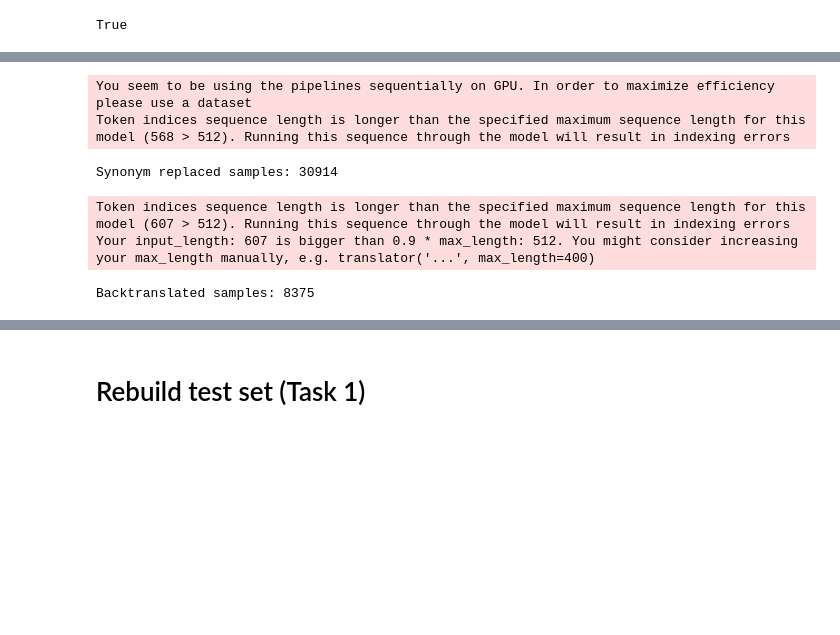
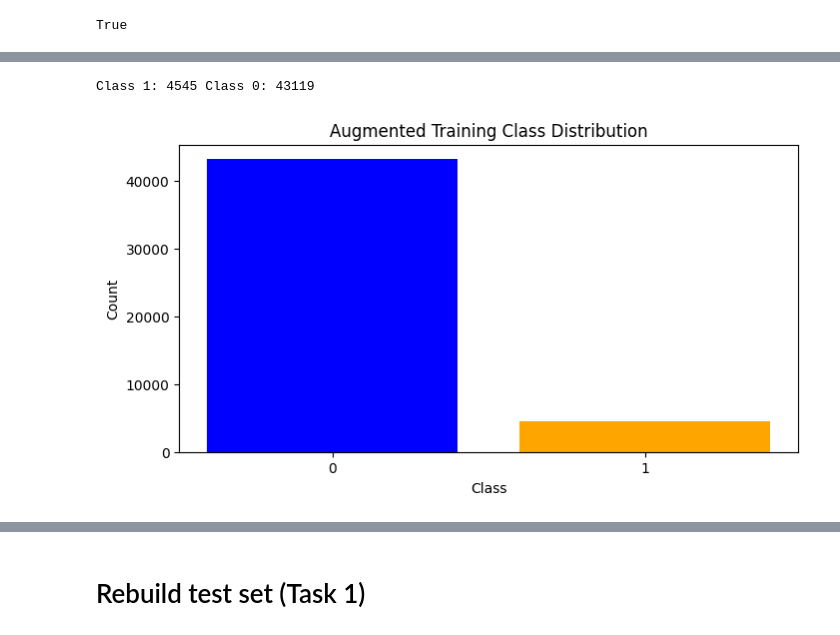
Before and after one commit to BrettConway2/NLP_coursework, a Jupyter notebook: Modified_RoBERTa_baseline.ipynb, the cells around one changed output, grey strips where cells are left out. Drawn from its saved outputs; the diff is of its cells as text; code cells hidden in the pictures; blank space fills up the shorter version.

```diff
--- a/Modified_RoBERTa_baseline.ipynb
+++ b/Modified_RoBERTa_baseline.ipynb
@@ -279,7 +324,7 @@ curr_par_id = int(trdf1['par_id'].iloc[-1]) + 1
 # For each paragraph in the training data
 for _, row in trdf1.iterrows():
     # Generate 5 augmented (synonym replaced) new paragraphs
-    augmented_texts = synonym_replacement(row["text"])
+    augmented_texts = synonym_replacement(row["text"], 5)
 
     #
     for aug_text in augmented_texts:
@@ -292,34 +337,16 @@ for _, row in trdf1.iterrows():
 print("Synonym replaced samples:", len(augmented_data))
 # Convert to DataFrame
 augmented_trdf1 = pd.DataFrame(augmented_data)
+trdf1 = pd.concat([trdf1, augmented_trdf1]).drop_duplicates().reset_index(drop=True)
+print("After oversampling - New class distribution:", trdf1['label'].value_counts().to_dict())
 
-# Create augmented examples via backtranslation.
-augmented_data_bt = []
-curr_par_id = int(trdf1['par_id'].iloc[-1]) + 1
-for idx, row in trdf1.iterrows():
-    bt_text = backtranslate(row["text"])
-    augmented_data_bt.append({
-        "par_id": str(curr_par_id),
-        "community": row["community"],
-        "text": bt_text,
-        "label": row["label"]
-    })
-    curr_par_id += 1
-
-augmented_trdf1_bt = pd.DataFrame(augmented_data_bt)
-print("Backtranslated samples:", len(augmented_trdf1_bt))
-
-# Combine original and augmented datasets
-trdf1 = pd.concat([trdf1, augmented_trdf1, augmented_trdf1_bt]).drop_duplicates().reset_index(drop=True)
-
-# Save augmented dataset
-trdf1.to_csv("augmented_pcl_dataset.csv", index=False)
+# Plot the training class distribution after oversampling
+plt.figure(figsize=(8, 4))
+train_counts_after = trdf1['label'].value_counts().sort_index()
+plt.bar(train_counts_after.index.astype(str), train_counts_after.values, color=['blue', 'orange'])
+plt.title("Training Class Distribution (After Oversampling)")
+plt.xlabel("Class")
+plt.ylabel("Count")
+plt.show()
-# %% [output]
-You seem to be using the pipelines sequentially on GPU. In order to maximize efficiency please use a dataset
-Token indices sequence length is longer than the specified maximum sequence length for this model (568 > 512). Running this sequence through the model will result in indexing errors
-Synonym replaced samples: 30914
-Token indices sequence length is longer than the specified maximum sequence length for this model (607 > 512). Running this sequence through the model will result in indexing errors
-Your input_length: 607 is bigger than 0.9 * max_length: 512. You might consider increasing your max_length manually, e.g. translator('...', max_length=400)
-Backtranslated samples: 8375
 # %%
 trdf1
@@ -329,2 +377,23 @@ trdf1 = pd.read_csv('augmented_pcl_dataset.csv')
+# %%
+import matplotlib.pyplot as plt
+
+# Once we have run the above once we can just load from the file
+trdf1 = pd.read_csv('augmented_pcl_dataset.csv')
+
+minority_count = trdf1[trdf1.label == 1].shape[0]
+majority_count = trdf1[trdf1.label == 0].shape[0]
+print("Class 1:", minority_count, "Class 0:", majority_count)
+
+# Training set distribution
+plt.figure(figsize=(8, 4))
+train_counts = trdf1['label'].value_counts().sort_index()
+plt.bar(train_counts.index.astype(str), train_counts.values, color=['blue', 'orange'])
+plt.title("Augmented Training Class Distribution")
+plt.xlabel("Class")
+plt.ylabel("Count")
+plt.show()
+# %% [output]
+Class 1: 4545 Class 0: 43119
+[figure, added]
 # %%
 trdf1
```
Also changed, not shown: parts of 21 cells of this notebook.
